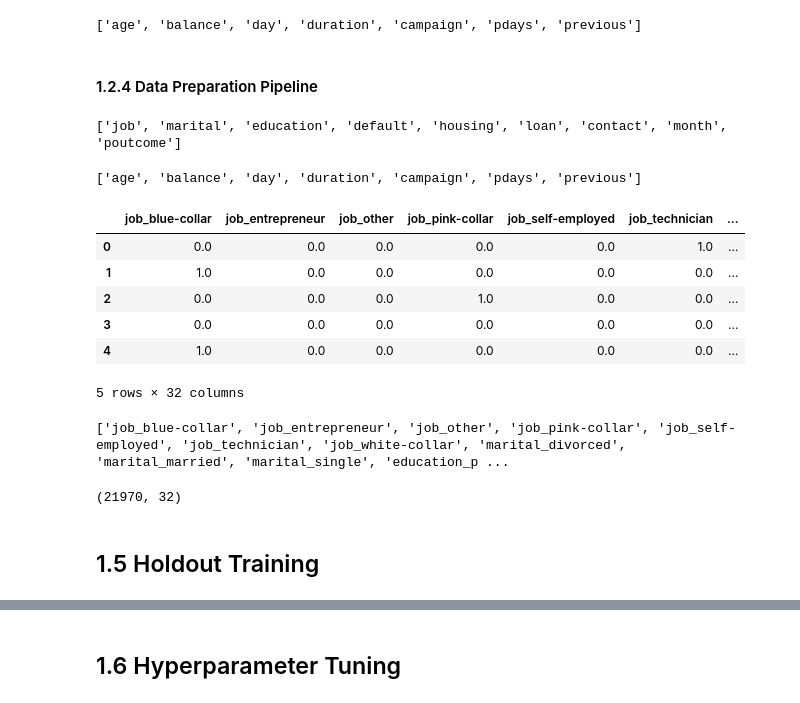
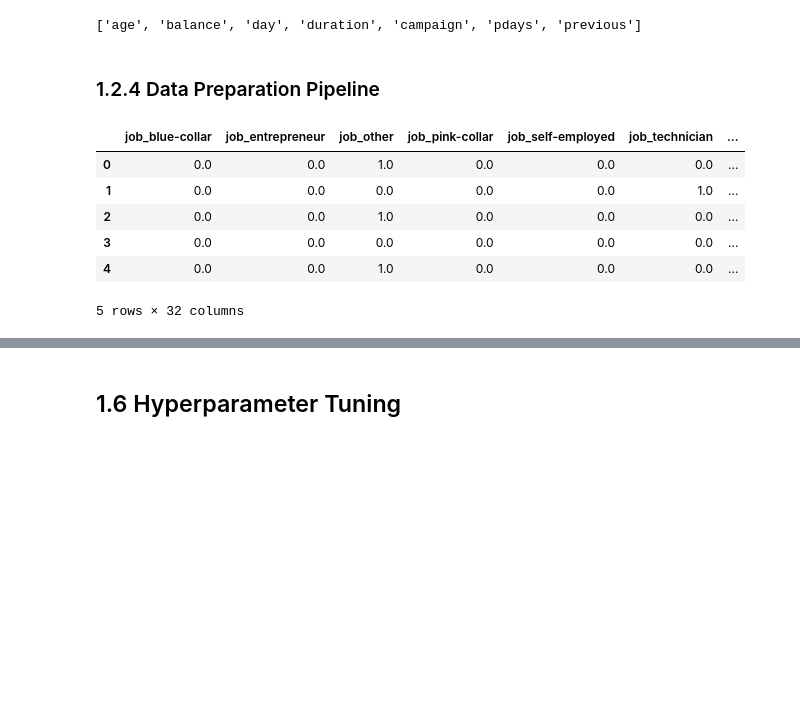
Before and after one commit to francisvalguedes/bank_marketing_mlp, a Jupyter notebook: model/train_test.ipynb, the cells around one changed output, grey strips where cells are left out. Drawn from its saved outputs; the diff is of its cells as text; code cells hidden in the pictures; blank space fills up the shorter version.

```diff
--- a/model/train_test.ipynb
+++ b/model/train_test.ipynb
@@ -152,5 +187,4 @@ https://machinelearningmastery.com/smote-oversampling-for-imbalanced-classificat
 # %%
 # for validation purposes
-df = pd.concat([x_train, y_train], axis=1)
-df.y.value_counts()
+train.y.value_counts()
 # %% [output]
@@ -181,11 +198,13 @@ logger.info("Encoding Target Variable")
 # define a categorical encoding for target variable
 le = LabelEncoder()
 
-# fit and transform y_train_bal
-y_train_bal = le.fit_transform(y_train_bal)
+# fit and transform y_train
+train.loc[:, 'y'] = le.fit_transform(train.loc[:, 'y'])
 
 # transform y_test (avoiding data leakage)
-y_val = le.transform(y_val)
+val.loc[:, 'y'] = le.transform(val.loc[:, 'y'])
+
+val = val.reset_index(drop=True)
 
 logger.info("Classes [0, 1]: {}".format(le.inverse_transform([0, 1])))
 # %% [output]
@@ -194 +215,6 @@ logger.info("Classes [0, 1]: {}".format(le.inverse_transform([0, 1])))
+# %%
+x_train = train.loc[:, train.columns != 'y']
+y_train = train.loc[:, train.columns == 'y']
+x_val = val.loc[:, val.columns != 'y']
+y_val = val.loc[:, val.columns == 'y']
 # %% [markdown]
@@ -435,24 +462,16 @@ nt.get_feature_names_out()
 # %% [output]
 ['age', 'balance', 'day', 'duration', 'campaign', 'pdays', 'previous']
 # %% [markdown]
-#### 1.2.4 Data Preparation Pipeline
+### 1.2.4 Data Preparation Pipeline
-# %%
-print(x_train_bal.select_dtypes("object").columns.to_list())
-# %% [output]
-['job', 'marital', 'education', 'default', 'housing', 'loan', 'contact', 'month', 'poutcome']
-# %%
-print(x_train_bal.select_dtypes("int64").columns.to_list())
-# %% [output]
-['age', 'balance', 'day', 'duration', 'campaign', 'pdays', 'previous']
 # %%
 # model = 0 (min-max), 1 (z-score), 2 (without normalization)
 numerical_model = 2
 
 # Categrical features to pass down the categorical pipeline
-categorical_features = x_train_bal.select_dtypes("object").columns.to_list()
+categorical_features = x_train.select_dtypes("object").columns.to_list()
 
 # Numerical features to pass down the numerical pipeline
-numerical_features = x_train_bal.select_dtypes("int64").columns.to_list()
+numerical_features = x_train.select_dtypes("int64").columns.to_list()
 
 # Defining the steps for the categorical pipeline
 categorical_pipeline = Pipeline(steps=[('cat_selector', FeatureSelector(categorical_features)),
@@ -470,33 +489,31 @@ numerical_pipeline = Pipeline(steps=[('num_selector', FeatureSelector(numerical_
                                                                               colnames=numerical_features))])
 
 # Combine numerical and categorical pieplines into one full big pipeline horizontally
-full_pipeline_preprocessing = FeatureUnion(transformer_list=[('cat_pipeline', categorical_pipeline),
+full_pipe = FeatureUnion(transformer_list=[('cat_pipeline', categorical_pipeline),
                                                              ('num_pipeline', numerical_pipeline)]
                                            )
 # %%
-# for validation purposes
-new_data = full_pipeline_preprocessing.fit_transform(x_train_bal)
+x_train_preprocessed = full_pipe.fit_transform(x_train)
+x_val_preprocessed = full_pipe.transform(x_val)
+
+# Transform the data
 # cat_names is a numpy array
-cat_names = full_pipeline_preprocessing.get_params()["cat_pipeline"][3].get_feature_names_out().tolist()
+cat_names = full_pipe.get_params()["cat_pipeline"][3].get_feature_names_out().tolist()
 # num_names is a list
-num_names = full_pipeline_preprocessing.get_params()["num_pipeline"][2].get_feature_names_out()
-df = pd.DataFrame(new_data,columns = cat_names + num_names)
-df.head()
+num_names = full_pipe.get_params()["num_pipeline"][2].get_feature_names_out()
+# Transform the data
+x_train_preprocessed = pd.DataFrame(x_train_preprocessed,columns = cat_names + num_names)
+x_val_preprocessed = pd.DataFrame(x_val_preprocessed ,columns = cat_names + num_names)
+
+x_train_preprocessed.head()
 # %% [output]
 |  | job_blue-collar | job_entrepreneur | job_other | job_pink-collar | job_self-employed | job_technician | ... |
-| 0 | 0.0 | 0.0 | 0.0 | 0.0 | 0.0 | 1.0 | ... |
-| 1 | 1.0 | 0.0 | 0.0 | 0.0 | 0.0 | 0.0 | ... |
-| 2 | 0.0 | 0.0 | 0.0 | 1.0 | 0.0 | 0.0 | ... |
+| 0 | 0.0 | 0.0 | 1.0 | 0.0 | 0.0 | 0.0 | ... |
+| 1 | 0.0 | 0.0 | 0.0 | 0.0 | 0.0 | 1.0 | ... |
+| 2 | 0.0 | 0.0 | 1.0 | 0.0 | 0.0 | 0.0 | ... |
 | 3 | 0.0 | 0.0 | 0.0 | 0.0 | 0.0 | 0.0 | ... |
-| 4 | 1.0 | 0.0 | 0.0 | 0.0 | 0.0 | 0.0 | ... |
+| 4 | 0.0 | 0.0 | 1.0 | 0.0 | 0.0 | 0.0 | ... |
 5 rows × 32 columns
 # %%
-print(df.columns.to_list())
+# for validation purposes
+# print(df.columns.to_list())
-# %% [output]
-['job_blue-collar', 'job_entrepreneur', 'job_other', 'job_pink-collar', 'job_self-employed', 'job_technician', 'job_white-collar', 'marital_divorced', 'marital_married', 'marital_single', 'education_p ...
-# %%
-print(new_data.shape)
-# %% [output]
-(21970, 32)
-# %% [markdown]
-## 1.5 Holdout Training
```
Also changed, not shown: parts of 92 cells of this notebook.
